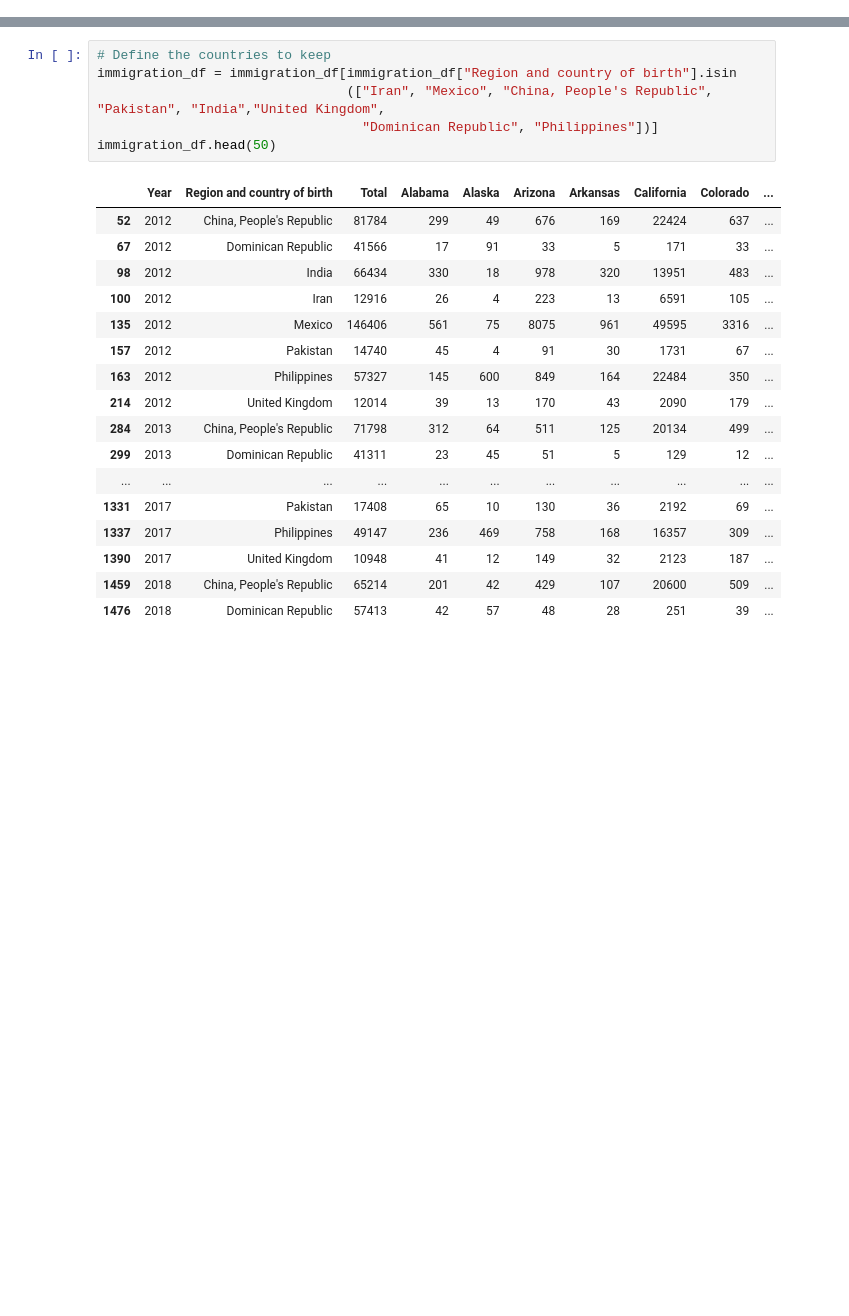
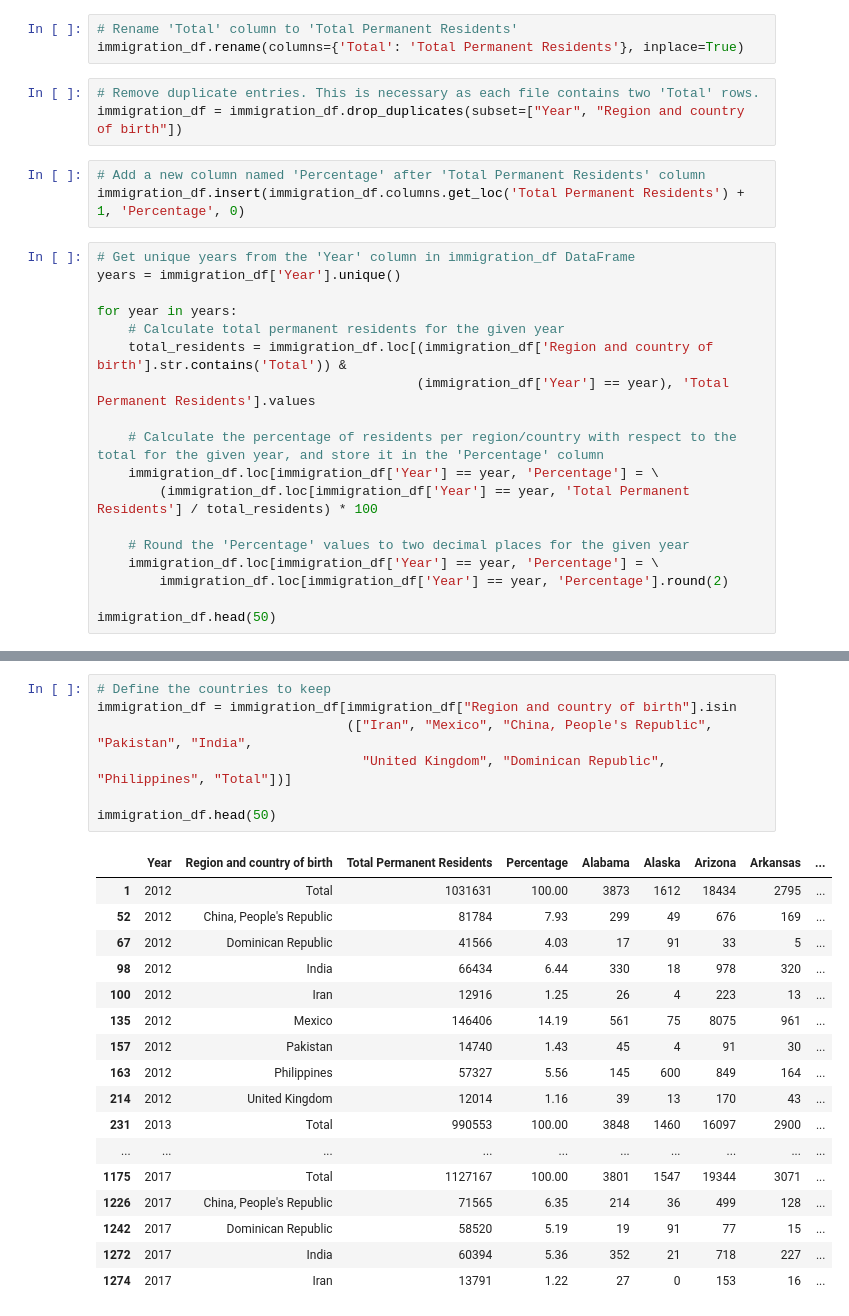
Before and after one commit to ehsanshahrabi/project4-us-immigration, a Jupyter notebook: immigration_Data_and_data_delivery_ETL.ipynb, the cells around one changed output, grey strips where cells are left out. Cells and saved outputs as stored; diff of their text form; blank space fills up the shorter version.

```diff
--- a/immigration_Data_and_data_delivery_ETL.ipynb
+++ b/immigration_Data_and_data_delivery_ETL.ipynb
@@ -79 +79,28 @@ immigration_df = immigration_df.fillna(0)
 immigration_df = immigration_df.drop(['U.S. Armed Services Posts', 'U.S. Territories', 'U.S. Territories1', 'Unknown'], axis=1)
+# %%
+# Rename 'Total' column to 'Total Permanent Residents'
+immigration_df.rename(columns={'Total': 'Total Permanent Residents'}, inplace=True)
+# %%
+# Remove duplicate entries. This is necessary as each file contains two 'Total' rows.
+immigration_df = immigration_df.drop_duplicates(subset=["Year", "Region and country of birth"])
+# %%
+# Add a new column named 'Percentage' after 'Total Permanent Residents' column
+immigration_df.insert(immigration_df.columns.get_loc('Total Permanent Residents') + 1, 'Percentage', 0)
+# %%
+# Get unique years from the 'Year' column in immigration_df DataFrame
+years = immigration_df['Year'].unique()
+
+for year in years:
+    # Calculate total permanent residents for the given year
+    total_residents = immigration_df.loc[(immigration_df['Region and country of birth'].str.contains('Total')) &
+                                         (immigration_df['Year'] == year), 'Total Permanent Residents'].values
+
+    # Calculate the percentage of residents per region/country with respect to the total for the given year, and store it in the 'Percentage' column
+    immigration_df.loc[immigration_df['Year'] == year, 'Percentage'] = \
+        (immigration_df.loc[immigration_df['Year'] == year, 'Total Permanent Residents'] / total_residents) * 100
+
+    # Round the 'Percentage' values to two decimal places for the given year
+    immigration_df.loc[immigration_df['Year'] == year, 'Percentage'] = \
+        immigration_df.loc[immigration_df['Year'] == year, 'Percentage'].round(2)
+
+immigration_df.head(50)
@@ -80,24 +164,25 @@ immigration_df = immigration_df.drop(['U.S. Armed Services Posts', 'U.S. Territo
 # %%
 # Define the countries to keep
 immigration_df = immigration_df[immigration_df["Region and country of birth"].isin
-                                (["Iran", "Mexico", "China, People's Republic", "Pakistan", "India","United Kingdom",
-                                  "Dominican Republic", "Philippines"])]
+                                (["Iran", "Mexico", "China, People's Republic", "Pakistan", "India",
+                                  "United Kingdom", "Dominican Republic", "Philippines", "Total"])]
+
 immigration_df.head(50)
 # %% [output]
-|  | Year | Region and country of birth | Total | Alabama | Alaska | Arizona | Arkansas | California | Colorado | ... |
-| 52 | 2012 | China, People's Republic | 81784 | 299 | 49 | 676 | 169 | 22424 | 637 | ... |
-| 67 | 2012 | Dominican Republic | 41566 | 17 | 91 | 33 | 5 | 171 | 33 | ... |
-| 98 | 2012 | India | 66434 | 330 | 18 | 978 | 320 | 13951 | 483 | ... |
-| 100 | 2012 | Iran | 12916 | 26 | 4 | 223 | 13 | 6591 | 105 | ... |
-| 135 | 2012 | Mexico | 146406 | 561 | 75 | 8075 | 961 | 49595 | 3316 | ... |
-| 157 | 2012 | Pakistan | 14740 | 45 | 4 | 91 | 30 | 1731 | 67 | ... |
-| 163 | 2012 | Philippines | 57327 | 145 | 600 | 849 | 164 | 22484 | 350 | ... |
-| 214 | 2012 | United Kingdom | 12014 | 39 | 13 | 170 | 43 | 2090 | 179 | ... |
-| 284 | 2013 | China, People's Republic | 71798 | 312 | 64 | 511 | 125 | 20134 | 499 | ... |
-| 299 | 2013 | Dominican Republic | 41311 | 23 | 45 | 51 | 5 | 129 | 12 | ... |
-| ... | ... | ... | ... | ... | ... | ... | ... | ... | ... | ... |
-| 1331 | 2017 | Pakistan | 17408 | 65 | 10 | 130 | 36 | 2192 | 69 | ... |
-| 1337 | 2017 | Philippines | 49147 | 236 | 469 | 758 | 168 | 16357 | 309 | ... |
-| 1390 | 2017 | United Kingdom | 10948 | 41 | 12 | 149 | 32 | 2123 | 187 | ... |
-| 1459 | 2018 | China, People's Republic | 65214 | 201 | 42 | 429 | 107 | 20600 | 509 | ... |
-| 1476 | 2018 | Dominican Republic | 57413 | 42 | 57 | 48 | 28 | 251 | 39 | ... |
+|  | Year | Region and country of birth | Total Permanent Residents | Percentage | Alabama | Alaska | Arizona | Arkansas | ... |
+| 1 | 2012 | Total | 1031631 | 100.00 | 3873 | 1612 | 18434 | 2795 | ... |
+| 52 | 2012 | China, People's Republic | 81784 | 7.93 | 299 | 49 | 676 | 169 | ... |
+| 67 | 2012 | Dominican Republic | 41566 | 4.03 | 17 | 91 | 33 | 5 | ... |
+| 98 | 2012 | India | 66434 | 6.44 | 330 | 18 | 978 | 320 | ... |
+| 100 | 2012 | Iran | 12916 | 1.25 | 26 | 4 | 223 | 13 | ... |
+| 135 | 2012 | Mexico | 146406 | 14.19 | 561 | 75 | 8075 | 961 | ... |
+| 157 | 2012 | Pakistan | 14740 | 1.43 | 45 | 4 | 91 | 30 | ... |
+| 163 | 2012 | Philippines | 57327 | 5.56 | 145 | 600 | 849 | 164 | ... |
+| 214 | 2012 | United Kingdom | 12014 | 1.16 | 39 | 13 | 170 | 43 | ... |
+| 231 | 2013 | Total | 990553 | 100.00 | 3848 | 1460 | 16097 | 2900 | ... |
+| ... | ... | ... | ... | ... | ... | ... | ... | ... | ... |
+| 1175 | 2017 | Total | 1127167 | 100.00 | 3801 | 1547 | 19344 | 3071 | ... |
+| 1226 | 2017 | China, People's Republic | 71565 | 6.35 | 214 | 36 | 499 | 128 | ... |
+| 1242 | 2017 | Dominican Republic | 58520 | 5.19 | 19 | 91 | 77 | 15 | ... |
+| 1272 | 2017 | India | 60394 | 5.36 | 352 | 21 | 718 | 227 | ... |
+| 1274 | 2017 | Iran | 13791 | 1.22 | 27 | 0 | 153 | 16 | ... |
```
Also changed, not shown: parts of 13 cells of this notebook, 12 other files.
